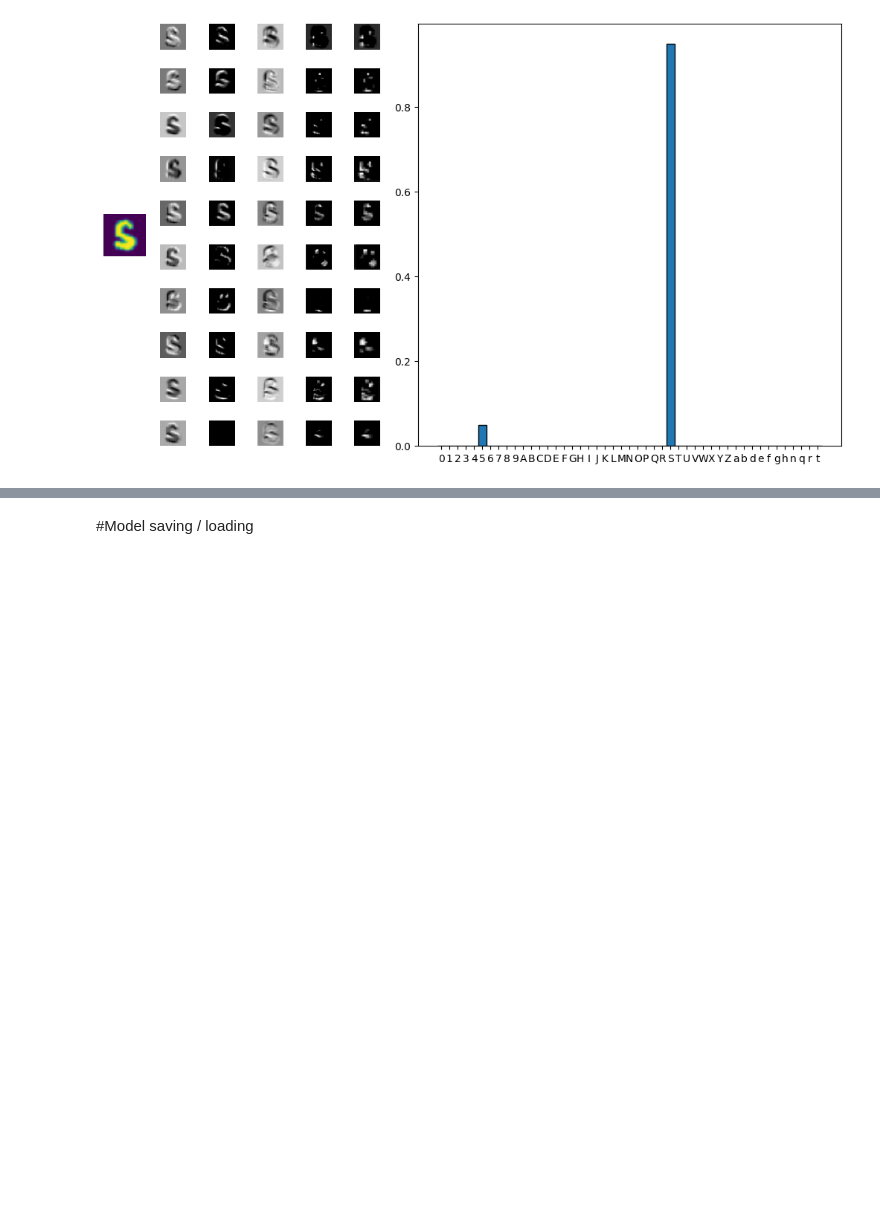
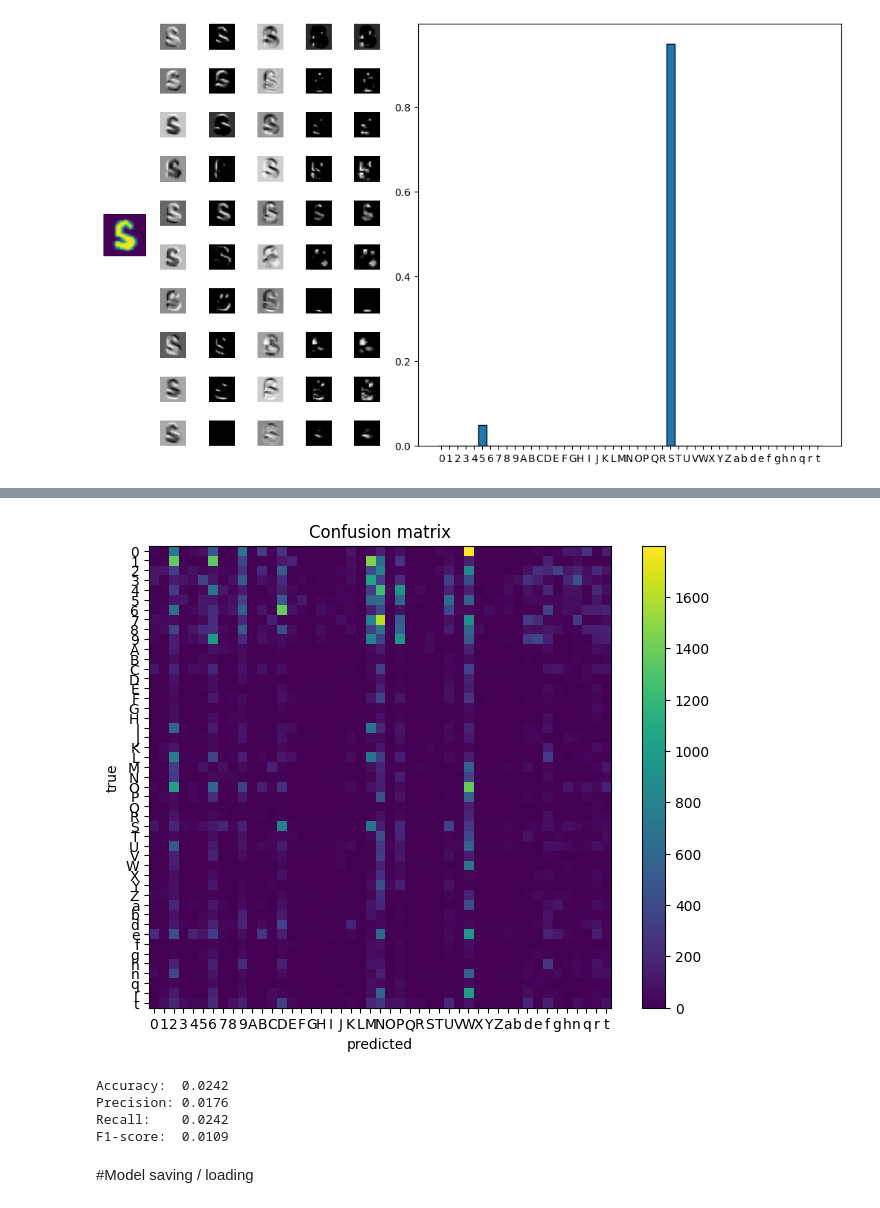
Before and after one commit to fbeilstein/neural_networks, a Jupyter notebook: lecture_4_run_on_device.ipynb, the cells around one changed output, grey strips where cells are left out. Cells and saved outputs as stored; diff of their text form; code cells hidden in the pictures; blank space fills up the shorter version.

```diff
--- a/lecture_4_run_on_device.ipynb
+++ b/lecture_4_run_on_device.ipynb
@@ -760,11 +742,14 @@ output.register_callback('notebook.DoRec', do_recognition)
 # %% [output]
 [interactive output not drawn]
 # %%
-#@title Structured pruning
+#@title Structured pruning w/o deletion
 
 import torch
 import torch.nn.utils.prune as prune
 import torch.nn as nn
+import copy
+
+model_pruned_lazy = copy.deepcopy(model_1)
 
 def prune_all_conv_layers(model, amount=0.2):
     for name, module in model.named_modules():
@@ -773,4 +758,5 @@ def prune_all_conv_layers(model, amount=0.2):
             prune.remove(module, 'weight')
             print(f"Pruned {amount*100}% of filters in layer: {name}")
 
-prune_all_conv_layers(model_1, amount=0.2)
+
+prune_all_conv_layers(model_pruned_lazy, amount=0.5)
@@ -777,9 +853,15 @@ prune_all_conv_layers(model_1, amount=0.2)
 # %%
 #@title Quality
 
-y_pred_tensor = get_conf_mat_torch(model_1)
+y_pred_tensor = get_conf_mat_torch(model_pruned)
 confmat = ConfusionMatrix(task='multiclass', num_classes=len(class_names))
 confmat_tensor = confmat(preds=y_pred_tensor,
                         target=test_data.targets)
 draw_conf_tensor(confmat_tensor)
 print_metrics(class_names, y_pred_tensor)
+# %% [output]
+[figure, added]
+Accuracy:  0.0242
+Precision: 0.0176
+Recall:    0.0242
+F1-score:  0.0109
```
Also changed, not shown: parts of 7 cells of this notebook.
